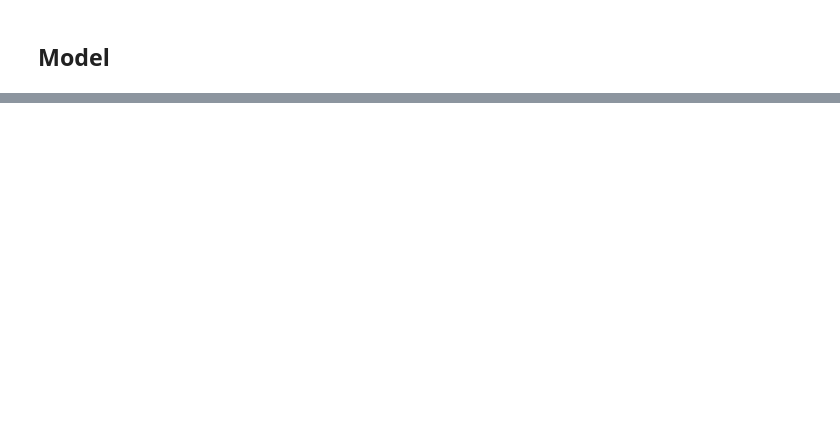
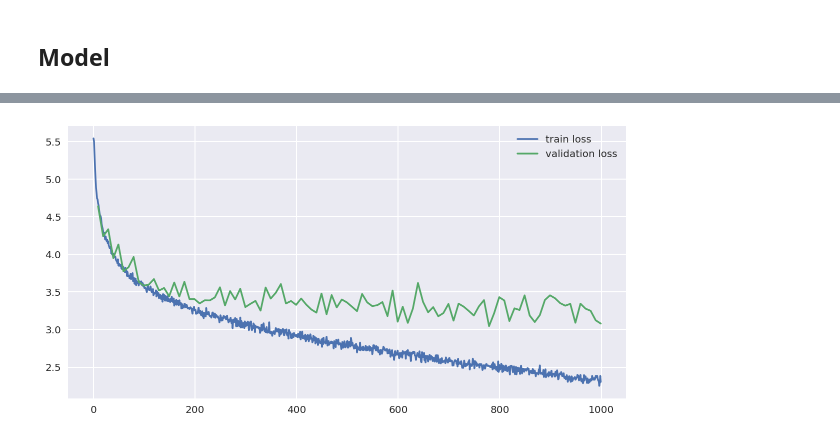
Before and after one commit to Robert-Aduviri/McKinsey-hackathon-recommendation-design, a Jupyter notebook: Step 2 - Preprocessing.ipynb, the cells around one changed output, grey strips where cells are left out. Saved outputs shown, nothing was run; the diff lists cells and outputs as text; code cells hidden in the pictures; blank space fills up the shorter version.

Commit message:
LSTM model

```diff
--- a/Step 2 - Preprocessing.ipynb
+++ b/Step 2 - Preprocessing.ipynb
@@ -131,0 +230,3 @@ train_data.head()
+# %%
+_, embedding_batch, numeric_batch, target_batch = get_random_batch(
+        train_sequences, train_targets, batch_size, sequence_lengths, embedding_columns, numeric_columns)
@@ -131,0 +305,10 @@ train_data.head()
+# %%
+import time
+n_epochs = 10000
+plot_every = 10
+print_every = 20
+validate_every = 100
+train_losses = []
+validation_losses = []
+print_loss_total = 0
+plot_loss_total = 0
@@ -131,0 +337,30 @@ train_data.head()
+# %%
+start = time.time()
+for epoch in range(1, n_epochs + 1):
+    _, embedding_batch, numeric_batch, target_batch = get_random_batch(
+        train_sequences, train_targets, batch_size, sequence_lengths, embedding_columns, numeric_columns)
+    loss = train_step(embedding_batch, numeric_batch, target_batch, model,
+        optimizer, criterion, USE_CUDA=True, train=True, clip=5.0)
+    print_loss_total += loss
+    plot_loss_total += loss
+
+    if epoch % print_every == 0:
+        print_loss_avg = print_loss_total / print_every
+        print_loss_total = 0
+        print(f'{time_since(start, epoch / n_epochs)} ({epoch} {epoch / n_epochs * 100:.2f}%) train_loss: {print_loss_avg:.4f}', end=' ')
+
+    if epoch % plot_every == 0:
+        plot_loss_avg = plot_loss_total / plot_every
+        train_losses.append(plot_loss_avg)
+        plot_loss_total = 0
+
+    if epoch % validate_every == 0:
+        _, embedding_batch, numeric_batch, target_batch = get_random_batch(
+            dev_sequences, dev_targets, batch_size, sequence_lengths, embedding_columns, numeric_columns)
+        eval_loss = train_step(embedding_batch, numeric_batch, target_batch, model,
+            optimizer, criterion, USE_CUDA=True, train=False, clip=5.0)
+        validation_losses.append(eval_loss)
+        print(f'- val_loss: {eval_loss:.4f}', end='')
+
+    if epoch % print_every == 0:
+        print()
@@ -131,0 +389,4 @@ train_data.head()
+# %%
+plot_losses(train_losses, validation_losses, validate_every // plot_every)
+# %% [output]
+[figure, added]
```
Also changed, not shown: parts of 45 cells of this notebook, 1 other file.
